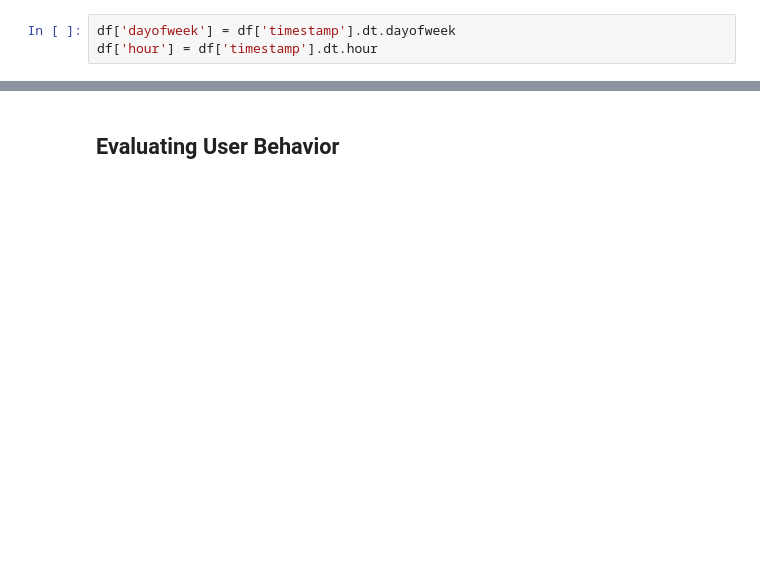
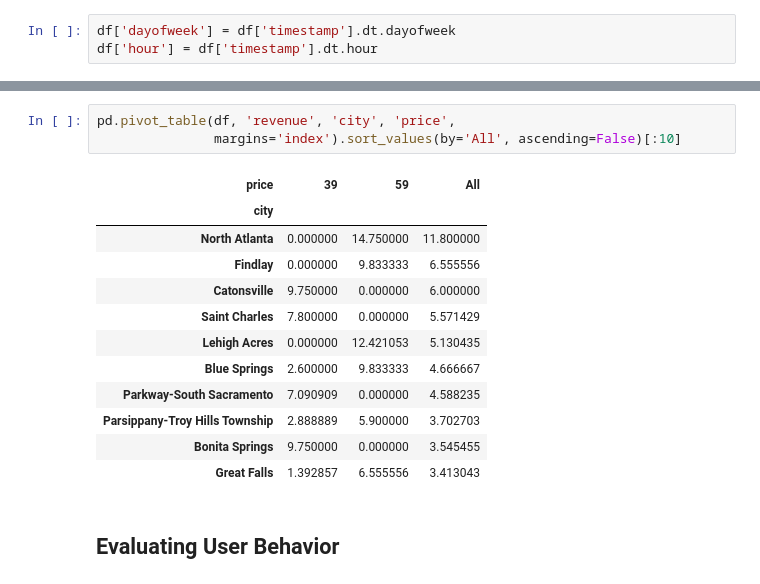
Before and after one commit to bundickm/Data-Masked-Case-Studies, a Jupyter notebook: 06. A_B_Testing_Pricing.ipynb, the cells around one changed output, grey strips where cells are left out. Cells and saved outputs as stored; diff of their text form; blank space fills up the shorter version.

```diff
--- a/06. A_B_Testing_Pricing.ipynb
+++ b/06. A_B_Testing_Pricing.ipynb
@@ -285,3 +340,19 @@ df['hour'].value_counts(normalize=True).sort_index().plot.bar();
+# %%
+pd.pivot_table(df, 'revenue', 'city', 'price',
+               margins='index').sort_values(by='All', ascending=False)[:10]
+# %% [output]
+| price | 39 | 59 | All |
+| city |  |  |  |
+| North Atlanta | 0.000000 | 14.750000 | 11.800000 |
+| Findlay | 0.000000 | 9.833333 | 6.555556 |
+| Catonsville | 9.750000 | 0.000000 | 6.000000 |
+| Saint Charles | 7.800000 | 0.000000 | 5.571429 |
+| Lehigh Acres | 0.000000 | 12.421053 | 5.130435 |
+| Blue Springs | 2.600000 | 9.833333 | 4.666667 |
+| Parkway-South Sacramento | 7.090909 | 0.000000 | 4.588235 |
+| Parsippany-Troy Hills Township | 2.888889 | 5.900000 | 3.702703 |
+| Bonita Springs | 9.750000 | 0.000000 | 3.545455 |
+| Great Falls | 1.392857 | 6.555556 | 3.413043 |
 # %% [markdown]
 <a name='user_results'></a>
 ## Evaluating User Behavior
```
Also changed, not shown: parts of 14 cells of this notebook.
